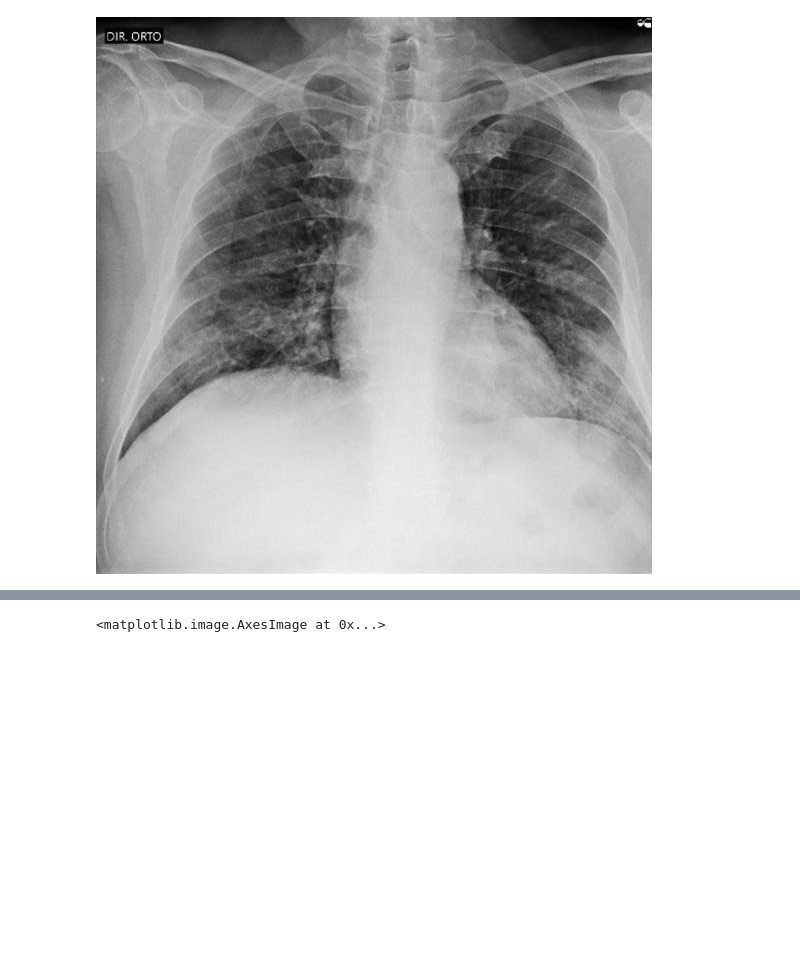
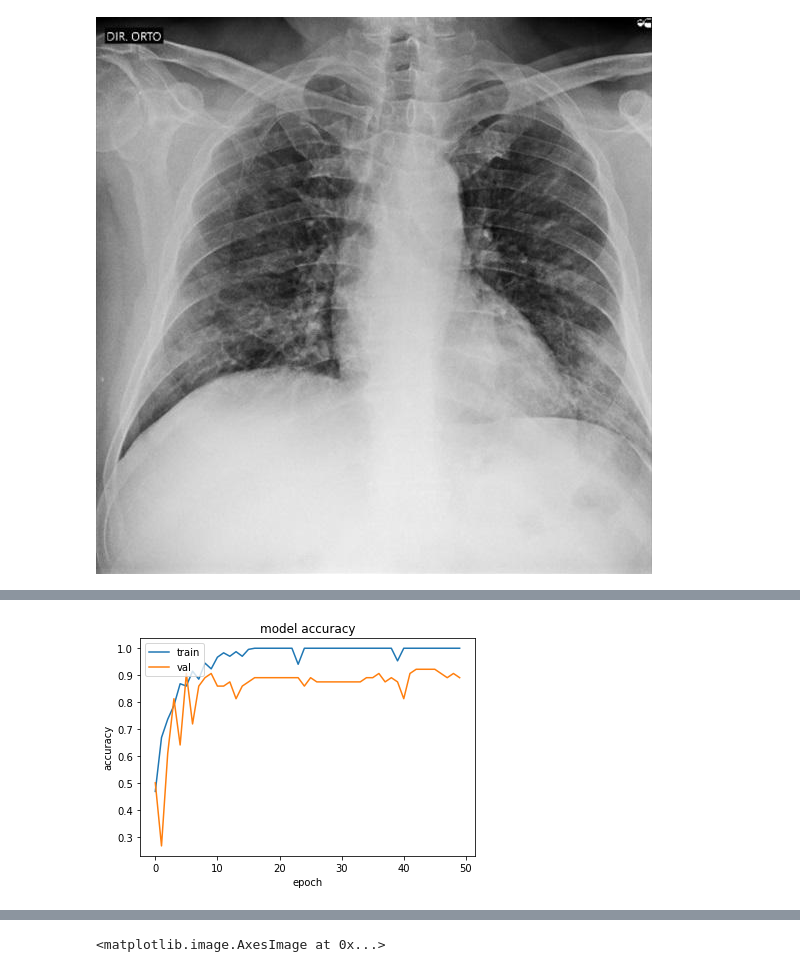
Before and after one commit to raghavanpartha/FirstApp, a Jupyter notebook: CNN_Lung_infection_prediction_raj.ipynb, the cells around one changed output, grey strips where cells are left out. Saved outputs shown, nothing was run; the diff lists cells and outputs as text; code cells hidden in the pictures; blank space fills up the shorter version.

```diff
--- a/CNN_Lung_infection_prediction_raj.ipynb
+++ b/CNN_Lung_infection_prediction_raj.ipynb
@@ -39,14 +39,14 @@ test_generator = tf.keras.preprocessing.image.ImageDataGenerator(rescale= 1.0/25
 #Pass the images through the generator
 
 trainImageData = train_generator.flow_from_directory("data_Lungs/train/",
-                                                     batch_size=32, #how much images to give per iteration in an epoch
+                                                     batch_size=16, #how much images to give per iteration in an epoch
                                                      class_mode="categorical", #Incase of multi-class classification, "categorical"
                                                      target_size=(48,48) #Ensures all images are of same size (resizing)
                                                      )
 
 
 testImageData = train_generator.flow_from_directory("data_Lungs/test/",
-                                                     batch_size=32, #how much images to give per iteration in an epoch
+                                                     batch_size=16, #how much images to give per iteration in an epoch
                                                      class_mode="categorical", #Incase of multi-class classification, "categorical"
                                                      target_size=(48,48) #Ensures all images are of same size (resizing)
                                                      )
@@ -208,7 +238,7 @@ class MyQualityThreshold(tf.keras.callbacks.Callback):
 # batch_size=32
 history = model.fit(trainImageData,
                     validation_data=testImageData,
-                    epochs=10,
+                    epochs=50,
                     steps_per_epoch=len(trainImageData.filenames) // trainImageData.batch_size, #For training
                     validation_steps=len(testImageData.filenames) // testImageData.batch_size, #For testing
                     callbacks=[MyQualityThreshold(0.8)])
@@ -235,0 +263,12 @@ Epoch 10/10
+# %%
+import keras
+from matplotlib import pyplot as plt
+plt.plot(history.history['accuracy'])
+plt.plot(history.history['val_accuracy'])
+plt.title('model accuracy')
+plt.ylabel('accuracy')
+plt.xlabel('epoch')
+plt.legend(['train', 'val'], loc='upper left')
+plt.show()
+# %% [output]
+[figure, added]
```
Also changed, not shown: parts of 57 cells of this notebook.
